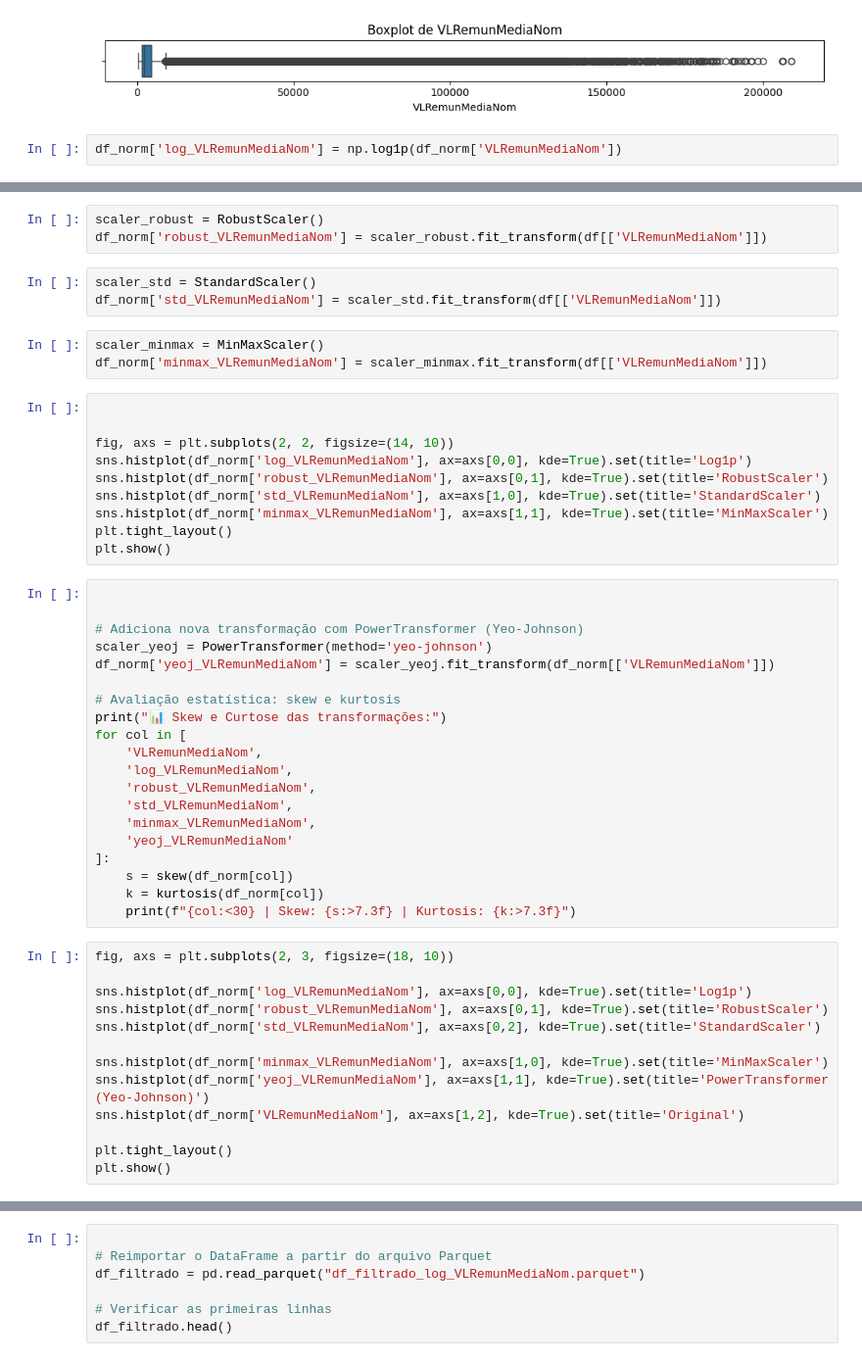
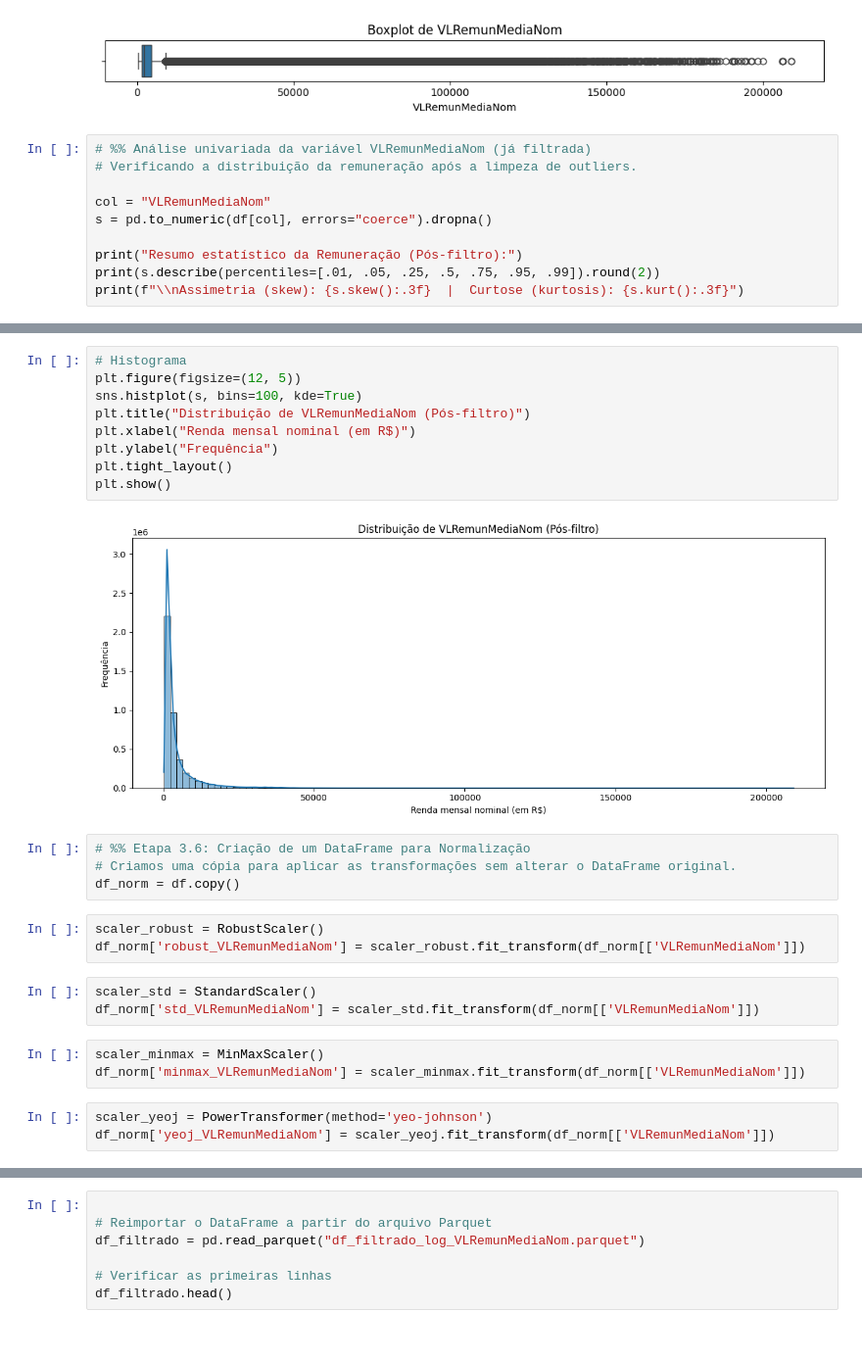
Before and after one commit to GGRoca/Lab2-Enap, a Jupyter notebook: Análise cópia.ipynb, the cells around one changed output, grey strips where cells are left out. Shown at 98% size. Saved outputs shown, nothing was run; the diff lists cells and outputs as text.

```diff
--- a/Análise cópia.ipynb
+++ b/Análise cópia.ipynb
@@ -292,5 +292,13 @@ Zeros absolutos: 0
 [figure]
 [figure]
 # %%
-df_norm['log_VLRemunMediaNom'] = np.log1p(df_norm['VLRemunMediaNom'])
+# %% Análise univariada da variável VLRemunMediaNom (já filtrada)
+# Verificando a distribuição da remuneração após a limpeza de outliers.
+
+col = "VLRemunMediaNom"
+s = pd.to_numeric(df[col], errors="coerce").dropna()
+
+print("Resumo estatístico da Remuneração (Pós-filtro):")
+print(s.describe(percentiles=[.01, .05, .25, .5, .75, .95, .99]).round(2))
+print(f"\\nAssimetria (skew): {s.skew():.3f}  |  Curtose (kurtosis): {s.kurt():.3f}")
 # %% [output]
@@ -298,53 +320,28 @@ NameError: name 'df_norm' is not defined
 # %%
-scaler_robust = RobustScaler()
-df_norm['robust_VLRemunMediaNom'] = scaler_robust.fit_transform(df[['VLRemunMediaNom']])
+# Histograma
+plt.figure(figsize=(12, 5))
+sns.histplot(s, bins=100, kde=True)
+plt.title("Distribuição de VLRemunMediaNom (Pós-filtro)")
+plt.xlabel("Renda mensal nominal (em R$)")
+plt.ylabel("Frequência")
+plt.tight_layout()
+plt.show()
+# %% [output]
+[figure, added]
 # %%
-scaler_std = StandardScaler()
-df_norm['std_VLRemunMediaNom'] = scaler_std.fit_transform(df[['VLRemunMediaNom']])
+# %% Etapa 3.6: Criação de um DataFrame para Normalização
+# Criamos uma cópia para aplicar as transformações sem alterar o DataFrame original.
+df_norm = df.copy()
 # %%
-scaler_minmax = MinMaxScaler()
-df_norm['minmax_VLRemunMediaNom'] = scaler_minmax.fit_transform(df[['VLRemunMediaNom']])
+scaler_robust = RobustScaler()
+df_norm['robust_VLRemunMediaNom'] = scaler_robust.fit_transform(df_norm[['VLRemunMediaNom']])
 # %%
-
-
-fig, axs = plt.subplots(2, 2, figsize=(14, 10))
-sns.histplot(df_norm['log_VLRemunMediaNom'], ax=axs[0,0], kde=True).set(title='Log1p')
-sns.histplot(df_norm['robust_VLRemunMediaNom'], ax=axs[0,1], kde=True).set(title='RobustScaler')
-sns.histplot(df_norm['std_VLRemunMediaNom'], ax=axs[1,0], kde=True).set(title='StandardScaler')
-sns.histplot(df_norm['minmax_VLRemunMediaNom'], ax=axs[1,1], kde=True).set(title='MinMaxScaler')
-plt.tight_layout()
-plt.show()
+scaler_std = StandardScaler()
+df_norm['std_VLRemunMediaNom'] = scaler_std.fit_transform(df_norm[['VLRemunMediaNom']])
 # %%
-
-
-# Adiciona nova transformação com PowerTransformer (Yeo-Johnson)
-scaler_yeoj = PowerTransformer(method='yeo-johnson')
-df_norm['yeoj_VLRemunMediaNom'] = scaler_yeoj.fit_transform(df_norm[['VLRemunMediaNom']])
-
-# Avaliação estatística: skew e kurtosis
-print("📊 Skew e Curtose das transformações:")
-for col in [
-    'VLRemunMediaNom',
-    'log_VLRemunMediaNom',
-    'robust_VLRemunMediaNom',
-    'std_VLRemunMediaNom',
-    'minmax_VLRemunMediaNom',
-    'yeoj_VLRemunMediaNom'
-]:
-    s = skew(df_norm[col])
-    k = kurtosis(df_norm[col])
-    print(f"{col:<30} | Skew: {s:>7.3f} | Kurtosis: {k:>7.3f}")
+scaler_minmax = MinMaxScaler()
+df_norm['minmax_VLRemunMediaNom'] = scaler_minmax.fit_transform(df_norm[['VLRemunMediaNom']])
 # %%
-fig, axs = plt.subplots(2, 3, figsize=(18, 10))
-
-sns.histplot(df_norm['log_VLRemunMediaNom'], ax=axs[0,0], kde=True).set(title='Log1p')
-sns.histplot(df_norm['robust_VLRemunMediaNom'], ax=axs[0,1], kde=True).set(title='RobustScaler')
-sns.histplot(df_norm['std_VLRemunMediaNom'], ax=axs[0,2], kde=True).set(title='StandardScaler')
-
-sns.histplot(df_norm['minmax_VLRemunMediaNom'], ax=axs[1,0], kde=True).set(title='MinMaxScaler')
-sns.histplot(df_norm['yeoj_VLRemunMediaNom'], ax=axs[1,1], kde=True).set(title='PowerTransformer (Yeo-Johnson)')
-sns.histplot(df_norm['VLRemunMediaNom'], ax=axs[1,2], kde=True).set(title='Original')
-
-plt.tight_layout()
-plt.show()
+scaler_yeoj = PowerTransformer(method='yeo-johnson')
+df_norm['yeoj_VLRemunMediaNom'] = scaler_yeoj.fit_transform(df_norm[['VLRemunMediaNom']])
 # %%
```
Also changed, not shown: parts of 4 cells of this notebook.
